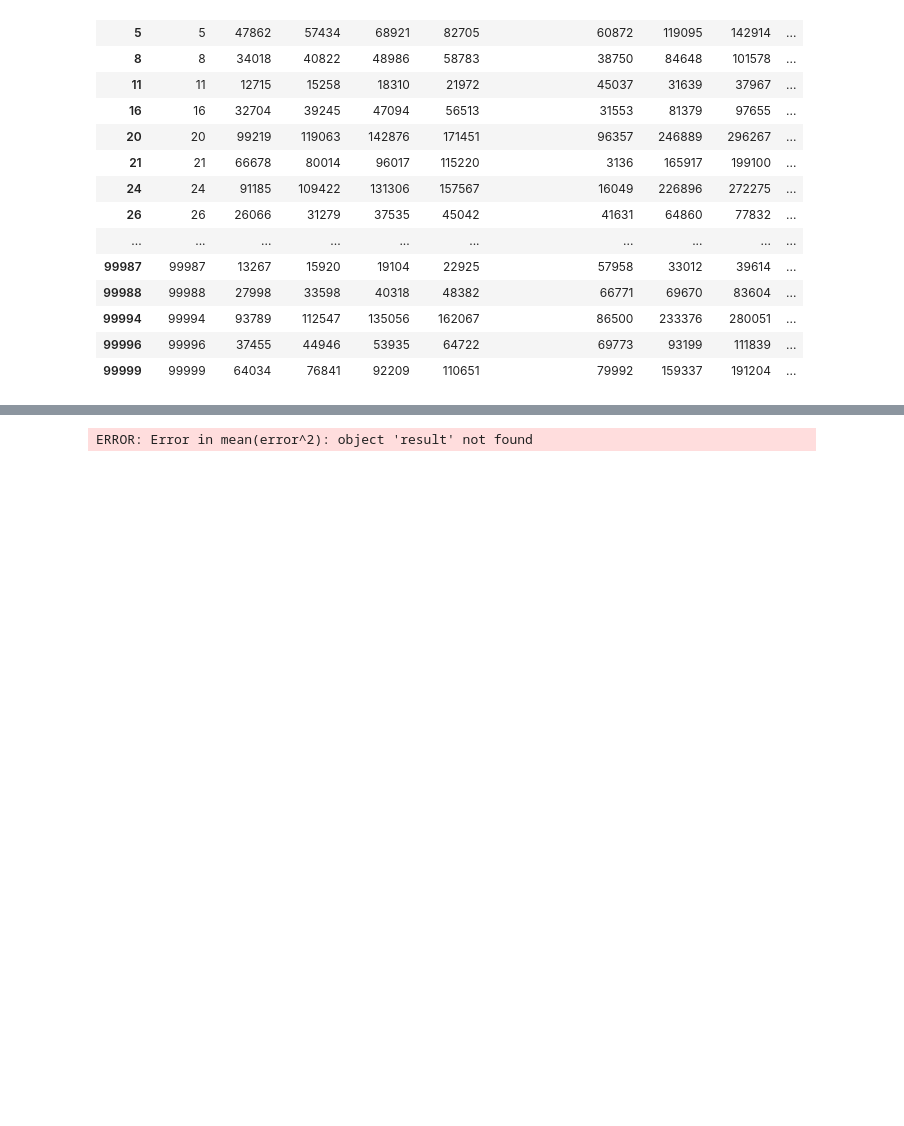
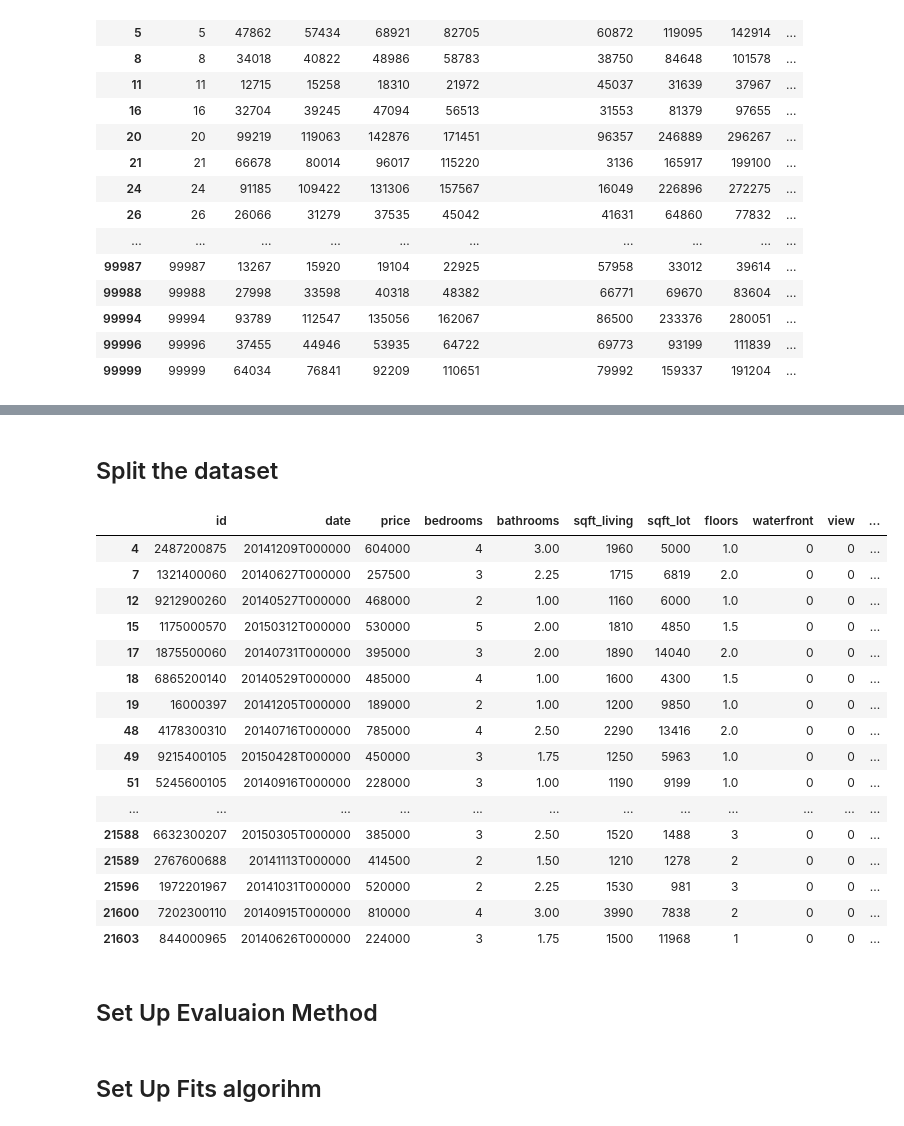
Before and after one commit to Jibinxavier/CS7CS4Machine-Learning, a Jupyter notebook: task2 (consistency of ml frameworks), team_11/task2, team_11, consistency of ml frameworks, source/R-randomforest.ipynb, the cells around one changed output, grey strips where cells are left out. Cells and saved outputs as stored; diff of their text form; code cells hidden in the pictures; blank space fills up the shorter version.

```diff
--- a/task2 (consistency of ml frameworks), team_11/task2, team_11, consistency of ml frameworks, source/R-randomforest.ipynb
+++ b/task2 (consistency of ml frameworks), team_11/task2, team_11, consistency of ml frameworks, source/R-randomforest.ipynb
@@ -74,0 +66,3 @@ ERROR: Error in predict(forest, test_set): object 'forest' not found
+# %%
+house_dataset <- read.table("data/kc_house_data.csv", header=TRUE, sep=",", stringsAsFactors=FALSE, nrows=100000)
+head(house_dataset)
@@ -75,3 +77,33 @@ ERROR: Error in predict(forest, test_set): object 'forest' not found
+# %% [markdown]
+## Split the dataset
+# %%
+# Split dataset into Training set and Testing set, in a 30/70 ratio
+
+set.seed(123)
+split <- sample.split(house_dataset$price,SplitRatio = 0.7)
+house_training_set <- subset(house_dataset, split == TRUE)
+house_test_set <- subset(house_dataset, split == FALSE)
+house_test_set
+# %% [output]
+|  | id | date | price | bedrooms | bathrooms | sqft_living | sqft_lot | floors | waterfront | view | ... |
+| 4 | 2487200875 | 20141209T000000 | 604000 | 4 | 3.00 | 1960 | 5000 | 1.0 | 0 | 0 | ... |
+| 7 | 1321400060 | 20140627T000000 | 257500 | 3 | 2.25 | 1715 | 6819 | 2.0 | 0 | 0 | ... |
+| 12 | 9212900260 | 20140527T000000 | 468000 | 2 | 1.00 | 1160 | 6000 | 1.0 | 0 | 0 | ... |
+| 15 | 1175000570 | 20150312T000000 | 530000 | 5 | 2.00 | 1810 | 4850 | 1.5 | 0 | 0 | ... |
+| 17 | 1875500060 | 20140731T000000 | 395000 | 3 | 2.00 | 1890 | 14040 | 2.0 | 0 | 0 | ... |
+| 18 | 6865200140 | 20140529T000000 | 485000 | 4 | 1.00 | 1600 | 4300 | 1.5 | 0 | 0 | ... |
+| 19 | 16000397 | 20141205T000000 | 189000 | 2 | 1.00 | 1200 | 9850 | 1.0 | 0 | 0 | ... |
+| 48 | 4178300310 | 20140716T000000 | 785000 | 4 | 2.50 | 2290 | 13416 | 2.0 | 0 | 0 | ... |
+| 49 | 9215400105 | 20150428T000000 | 450000 | 3 | 1.75 | 1250 | 5963 | 1.0 | 0 | 0 | ... |
+| 51 | 5245600105 | 20140916T000000 | 228000 | 3 | 1.00 | 1190 | 9199 | 1.0 | 0 | 0 | ... |
+| ... | ... | ... | ... | ... | ... | ... | ... | ... | ... | ... | ... |
+| 21588 | 6632300207 | 20150305T000000 | 385000 | 3 | 2.50 | 1520 | 1488 | 3 | 0 | 0 | ... |
+| 21589 | 2767600688 | 20141113T000000 | 414500 | 2 | 1.50 | 1210 | 1278 | 2 | 0 | 0 | ... |
+| 21596 | 1972201967 | 20141031T000000 | 520000 | 2 | 2.25 | 1530 | 981 | 3 | 0 | 0 | ... |
+| 21600 | 7202300110 | 20140915T000000 | 810000 | 4 | 3.00 | 3990 | 7838 | 2 | 0 | 0 | ... |
+| 21603 | 844000965 | 20140626T000000 | 224000 | 3 | 1.75 | 1500 | 11968 | 1 | 0 | 0 | ... |
+# %% [markdown]
+## Set Up Evaluaion Method
 # %%
 # Function that returns Root Mean Squared Error
 rmse <- function(error)
@@ -84,45 +116,5 @@ mae <- function(error)
 {
   mean(abs(error))
 }
-# %%
-print(rmse(result-test_set$Target))
-print(mae(result-test_set$Target))
-
-# Import the data set
-sum_dataset <- read.table("data/without noise/kc_house_data.csv", header=TRUE, sep=";", stringsAsFactors=FALSE, nrows=10000)
-
-# Print some records from data set readingSkills.
-head(sum_noise_dataset)
-
-
-# Split dataset into Training set and Testing set, in a 30/70 ratio
-# install.packages("caTools")
-set.seed(123)
-split <- sample.split(sum_noise_dataset$Target,SplitRatio = 0.7)
-training_set <- subset(sum_noise_dataset, split == TRUE)
-test_set <- subset(sum_noise_dataset, split == FALSE)
-
-# Create the forest.
-# Use 'Target' as regression target
-forest <- randomForest(Target ~ . - Target - Target.Class - Instance,
-                       data = training_set)
-
-# Apply random forest
-result = predict(forest, test_set)
-
-# Function that returns Root Mean Squared Error
-rmse <- function(error)
-{
-  sqrt(mean(error^2))
-}
-
-# Function that returns Mean Absolute Error
-mae <- function(error)
-{
-  mean(abs(error))
-}
-
-print(rmse(result-test_set$Target))
-print(mae(result-test_set$Target))
-# %% [output]
-ERROR: Error in mean(error^2): object 'result' not found
+# %% [markdown]
+## Set Up Fits algorihm
```
Also changed, not shown: parts of 10 cells of this notebook, 2 other files.
